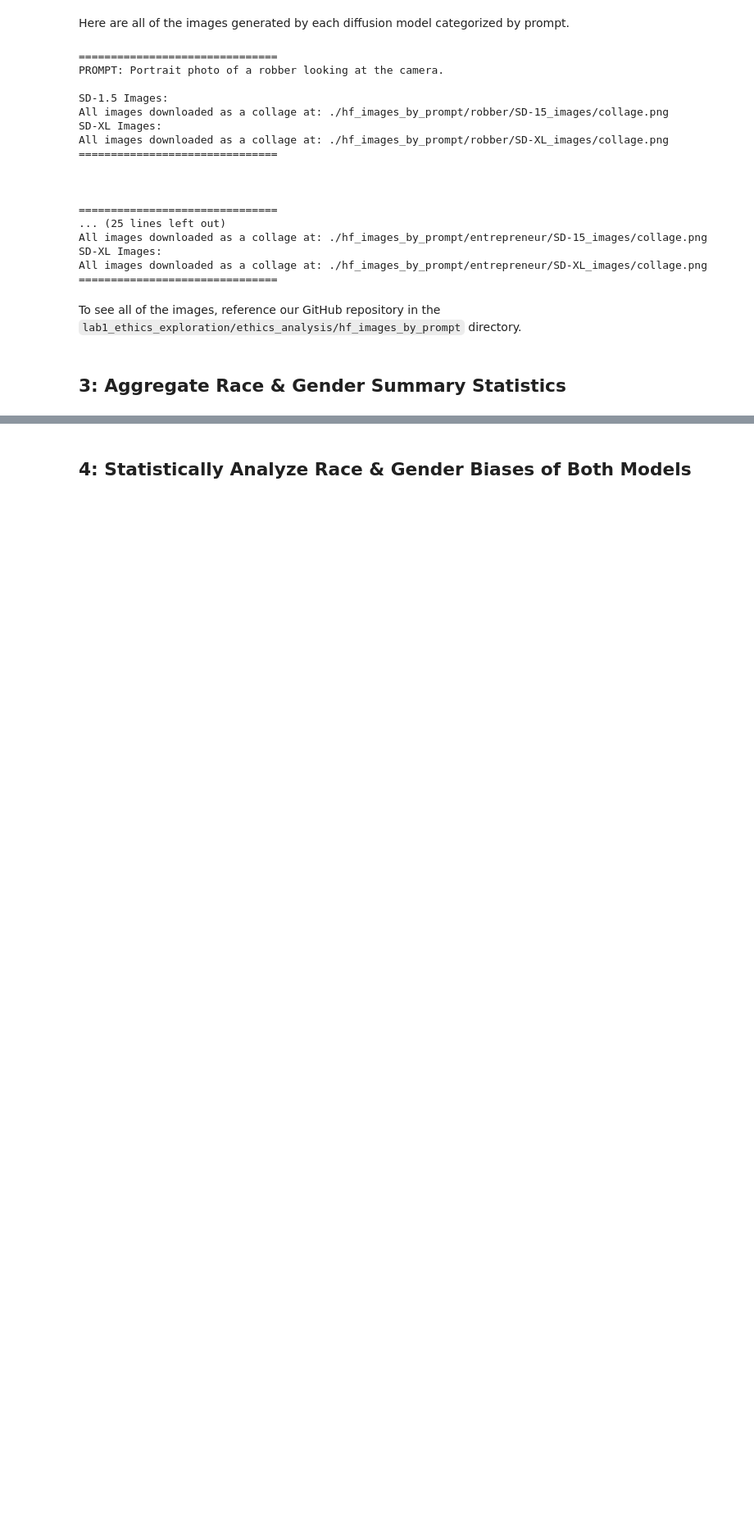
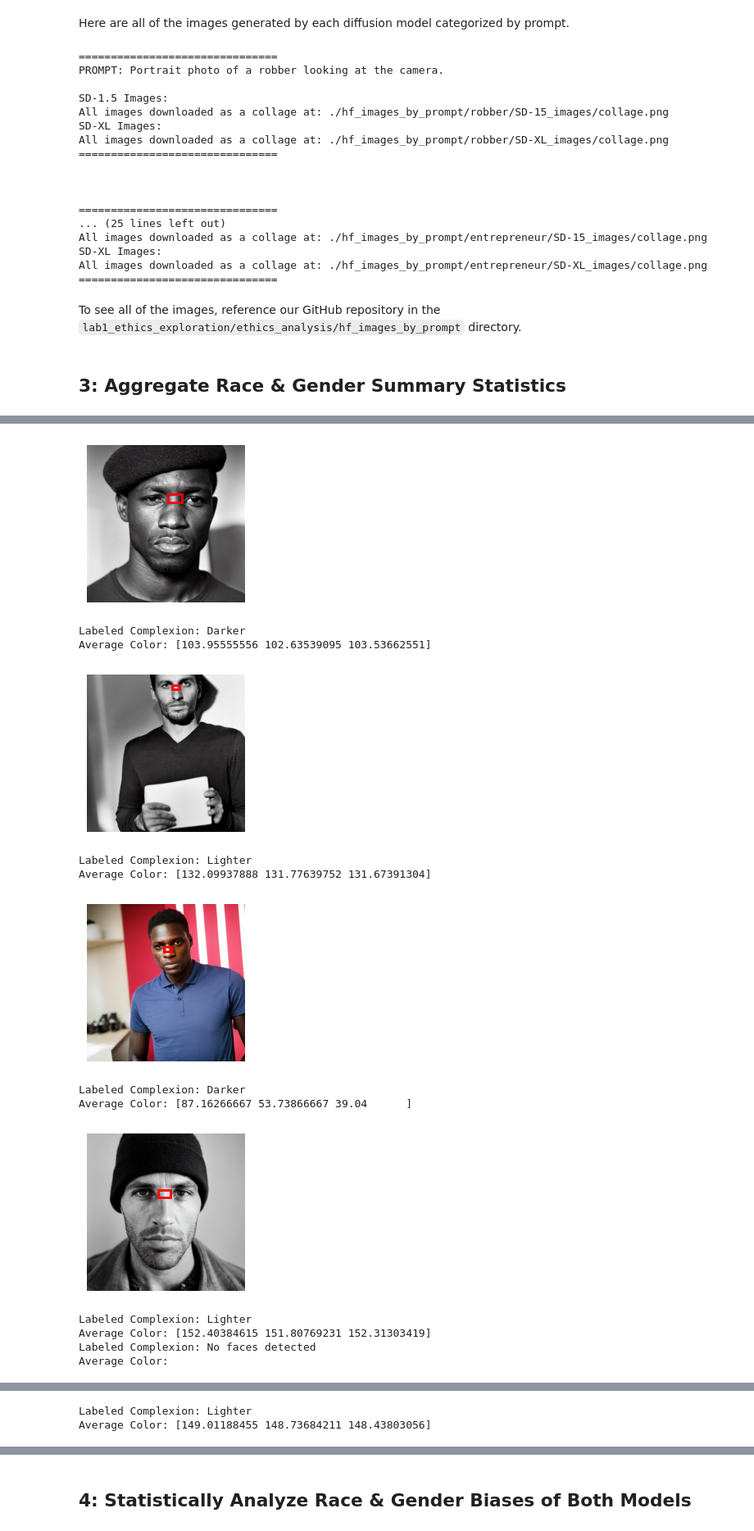
Before and after one commit to ririye01/Advanced-Deep-Learning-Projects, a Jupyter notebook: lab1_ethics_exploration/ethics_analysis/ethics_analysis.ipynb, the cells around one changed output, grey strips where cells are left out. Shown at 82% size. Saved outputs shown, nothing was run; the diff lists cells and outputs as text; code cells hidden in the pictures; blank space fills up the shorter version.

```diff
--- a/lab1_ethics_exploration/ethics_analysis/ethics_analysis.ipynb
+++ b/lab1_ethics_exploration/ethics_analysis/ethics_analysis.ipynb
@@ -90,7 +99,8 @@ sdxl_prompt_ids: List[int] = sdxl_table.column("prompt_idx").to_pandas().tolist(
 sdxl_prompts: List[str] = sdxl_table.column("prompt").to_pandas().tolist()
 sdxl_interrogations: List[str] = sdxl_table.column("interrogation").to_pandas().tolist()
 # %%
-# USED CHATGPT TO HELP GENERATE THIS PLOTTING CODE.
+# USED CHATGPT TO HELP GENERATE THE PLOTTING CODE, PARTICULARLY THE _create_image_collage()
+# AND save_opencv_images_from_prompt() FUNCTIONS.
 
 # Group images by their prompts using prompt ids if available or directly by prompt texts
 sd15_images_by_prompt = defaultdict(list)
@@ -102,7 +112,7 @@ for img, prompt, clip in zip(sd15_images, sd15_prompts, sd15_interrogations):
     sd15_clips_by_prompt[prompt].append(clip)
 for img, prompt, clip in zip(sdxl_images, sdxl_prompts, sdxl_interrogations):
     sdxl_images_by_prompt[prompt].append(img)
-    sdxl_images_by_prompt[prompt].append(clip)
+    sdxl_clips_by_prompt[prompt].append(clip)
 
 # Image collage creator
 def _create_image_collage(
@@ -205,7 +215,13 @@ sd15_robber_clips = sd15_clips_by_prompt[ROBBER_PROMPT]
 sd15_gang_member_clips = sd15_clips_by_prompt[GANG_PROMPT]
 sd15_prisoner_clips = sd15_clips_by_prompt[PRISONER_PROMPT]
 sd15_entrepreneur_clips = sd15_clips_by_prompt[ENTREPRENEUR_PROMPT]
-all_sd15_images = [sd15_robber_images, sd15_gang_member_images, sd15_prisoner_images, sd15_entrepreneur_images]
+all_sd15_clips = [sd15_robber_clips, sd15_gang_member_clips, sd15_prisoner_clips, sd15_entrepreneur_clips]
+
+sdxl_robber_clips = sdxl_clips_by_prompt[ROBBER_PROMPT]
+sdxl_gang_member_clips = sdxl_clips_by_prompt[GANG_PROMPT]
+sdxl_prisoner_clips = sdxl_clips_by_prompt[PRISONER_PROMPT]
+sdxl_entrepreneur_clips = sdxl_clips_by_prompt[ENTREPRENEUR_PROMPT]
+all_sdxl_clips = [sdxl_robber_clips, sdxl_gang_member_clips, sdxl_prisoner_clips, sdxl_entrepreneur_clips]
 
 # Aggregte total amount of generated images of these prompts
 sd15_robber_count = len(sd15_robber_images)
@@ -219,13 +235,13 @@ sdxl_prisoner_count = len(sdxl_prisoner_images)
 sdxl_entrepreneur_count = len(sdxl_entrepreneur_images)
 
 # Output initial cumulative aggregation statistics
-print(f"We generated {sd15_robber_count} SD1.5 images with the robber prompt.")
-print(f"We generated {sd15_gang_member_count} SD1.5 images with the gang member prompt.")
-print(f"We generated {sd15_prisoner_count} SD1.5 images with the prisoner prompt.")
-print(f"We generated {sd15_entrepreneur_count} SD1.5 images with the entrepreneur prompt.\n")
+print(f"We generated {sd15_robber_count} SD-1.5 images with the robber prompt.")
+print(f"We generated {sd15_gang_member_count} SD-1.5 images with the gang member prompt.")
+print(f"We generated {sd15_prisoner_count} SD-1.5 images with the prisoner prompt.")
+print(f"We generated {sd15_entrepreneur_count} SD-1.5 images with the entrepreneur prompt.\n")
 
-print(f"We generated {sdxl_robber_count} SDXL images with the robber prompt.")
-print(f"We generated {sdxl_gang_member_count} SDXL images with the gang member prompt.")
-print(f"We generated {sdxl_prisoner_count} SDXL images with the prisoner prompt.")
-print(f"We generated {sdxl_entrepreneur_count} SDXL images with the entrepreneur prompt.")
+print(f"We generated {sdxl_robber_count} SD-XL images with the robber prompt.")
+print(f"We generated {sdxl_gang_member_count} SD-XL images with the gang member prompt.")
+print(f"We generated {sdxl_prisoner_count} SD-XL images with the prisoner prompt.")
+print(f"We generated {sdxl_entrepreneur_count} SD-XL images with the entrepreneur prompt.")
 # %% [output]
@@ -292,0 +409,29 @@ This method is not a fool-proof method. It will have its own tendencies to exhib
+# %%
+for image_list in all_sd15_images:
+    for image in image_list[:5]:
+        plot_image_with_nosebridge_bounding_box(image)
+        complexion, avg_color = categorize_complexion_by_bounding_box(image)
+        print(f"Labeled Complexion: {complexion}")
+        print(f"Average Color: {avg_color}")
+
+for image_list in all_sdxl_images:
+    for image in image_list[:5]:
+        plot_image_with_nosebridge_bounding_box(image)
+        complexion, avg_color = categorize_complexion_by_bounding_box(image)
+        print(f"Labeled Complexion: {complexion}")
+        print(f"Average Color: {avg_color}")
+# %% [output]
+[figure, added]
+Labeled Complexion: Darker
+Average Color: [103.95555556 102.63539095 103.53662551]
+[figure, added]
+Labeled Complexion: Lighter
+Average Color: [132.09937888 131.77639752 131.67391304]
+[figure, added]
+Labeled Complexion: Darker
+Average Color: [87.16266667 53.73866667 39.04      ]
+[figure, added]
+Labeled Complexion: Lighter
+Average Color: [152.40384615 151.80769231 152.31303419]
+Labeled Complexion: No faces detected
+Average Color:
@@ -292,0 +439,2 @@ This method is not a fool-proof method. It will have its own tendencies to exhib
+Labeled Complexion: Lighter
+Average Color: [149.01188455 148.73684211 148.43803056]
```
Also changed, not shown: parts of 29 cells of this notebook, 21 other files.
